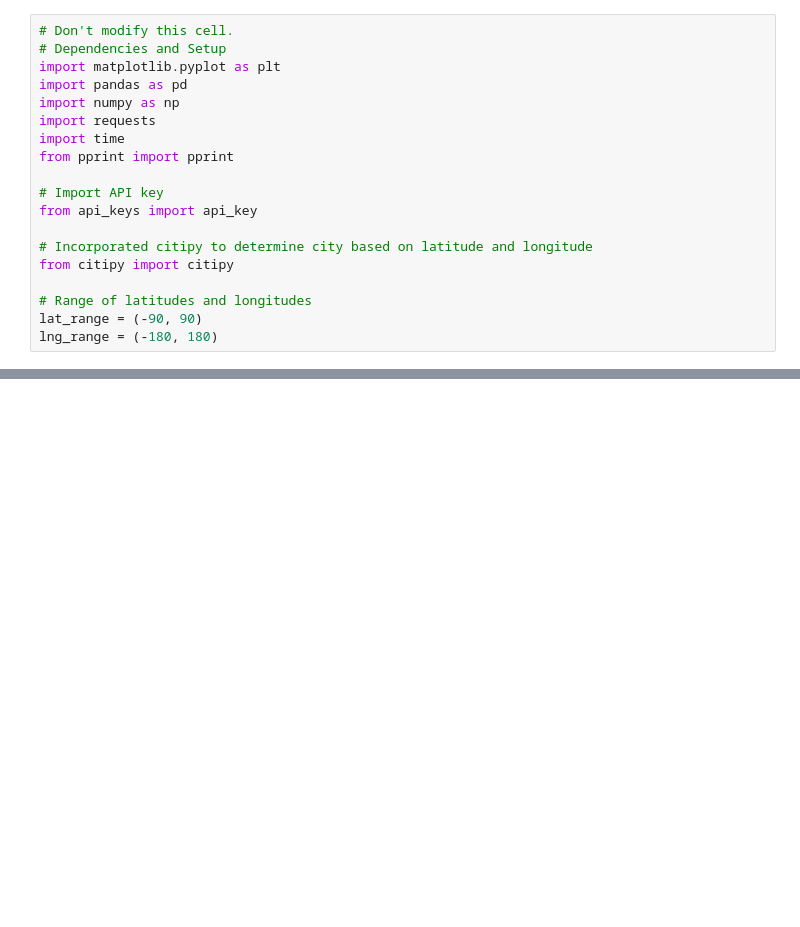
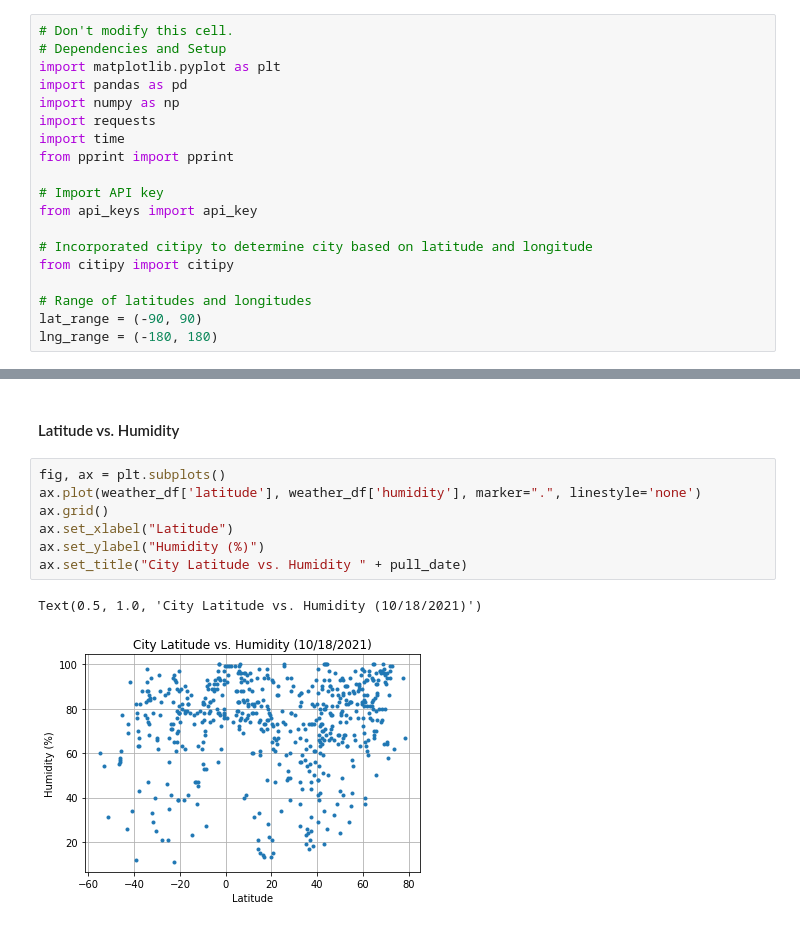
Before and after one commit to existentialplantperson/Week_05, a Jupyter notebook: Wk05_Homework.ipynb, the cells around one changed output, grey strips where cells are left out. Saved outputs shown, nothing was run; the diff lists cells and outputs as text; blank space fills up the shorter version.

```diff
--- a/Wk05_Homework.ipynb
+++ b/Wk05_Homework.ipynb
@@ -155,0 +190,12 @@ weather_df
+# %% [markdown]
+#### Latitude vs. Humidity
+# %%
+fig, ax = plt.subplots()
+ax.plot(weather_df['latitude'], weather_df['humidity'], marker=".", linestyle='none')
+ax.grid()
+ax.set_xlabel("Latitude")
+ax.set_ylabel("Humidity (%)")
+ax.set_title("City Latitude vs. Humidity " + pull_date)
+# %% [output]
+Text(0.5, 1.0, 'City Latitude vs. Humidity (10/18/2021)')
+[figure, added]
```
Also changed, not shown: parts of 32 cells of this notebook.
